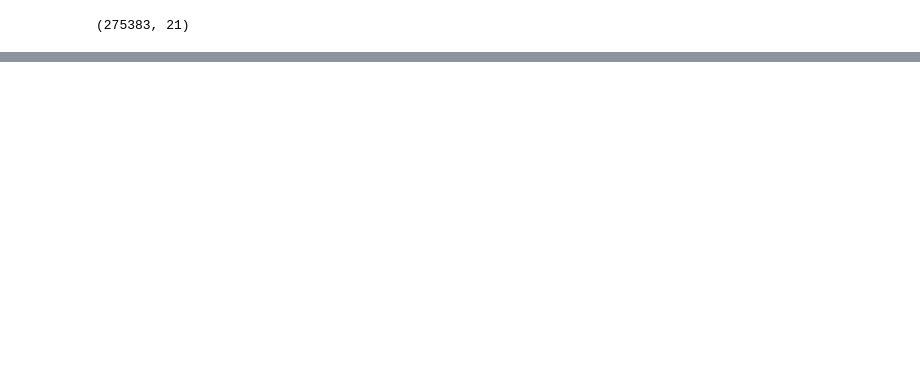
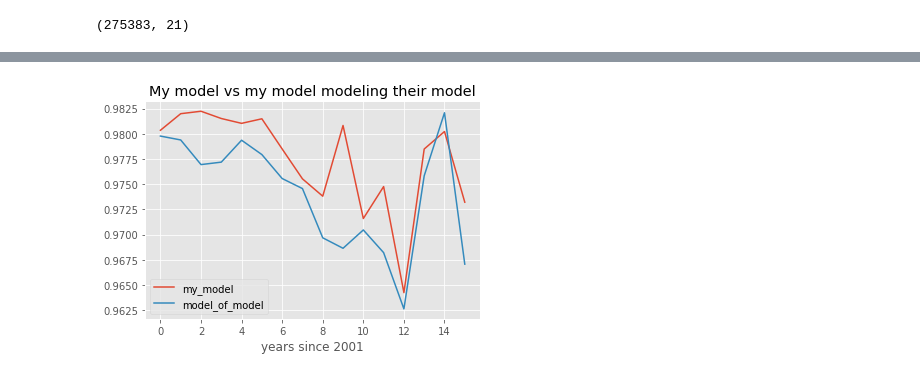
Before and after one commit to ExterminatingTheCode/ukAccidentAnalysis, a Jupyter notebook: trafficExploration.ipynb, the cells around one changed output, grey strips where cells are left out. Drawn from its saved outputs; the diff is of its cells as text; code cells hidden in the pictures; blank space fills up the shorter version.

Commit message:
Finished model to compare, clean is ready to present

```diff
--- a/trafficExploration.ipynb
+++ b/trafficExploration.ipynb
@@ -319,0 +351,13 @@ for i, (train, test) in enumerate(kf.split(X_counted)):
+# %%
+
+#run this cell
+fig, axs = plt.subplots(18, figsize = (18,40))
+
+num_years = len(counted_train)-1
+my_model_scores = np.zeros(num_years)
+
+for d in range(num_years):
+    i = d+1
+    forest2.fit(X_counted[counted_train[i].astype(bool)],y_counted_flow[counted_train[i].astype(bool)])
+    my_model_scores[d] = forest2.score(X_counted[counted_test[i].astype(bool)],y_counted_flow[counted_test[i].astype(bool)])
+    axs[i].plot(forest2.predict(X_counted[counted_test[i].astype(bool)]),y_counted_flow[counted_test[i].astype(bool)],".")
@@ -319,0 +366,4 @@ for i, (train, test) in enumerate(kf.split(X_counted)):
+# %%
+for i in range(len(counted_train)):
+    print( counted_train[i].sum() + counted_test[i].sum())
+#diagnostic cell
@@ -319,0 +384,4 @@ for i, (train, test) in enumerate(kf.split(X_counted)):
+# %%
+forest2.fit(X_counted[counted_train[0].astype(bool)],y_counted_flow[counted_train[0].astype(bool)])
+print(forest2.score(X_counted[counted_test[0].astype(bool)],y_counted_flow[counted_test[0].astype(bool)]))
+#diagnostic cell
@@ -319,0 +406,12 @@ for i, (train, test) in enumerate(kf.split(X_counted)):
+# %%
+
+#run this cell
+fig, axs = plt.subplots(18, figsize = (18,40))
+
+model_of_model_scores = np.zeros(num_years)
+
+for d in range(num_years):
+    i = d + 1
+    forest2.fit(X_estimated,y_estimated_flow)
+    model_of_model_scores[d] = forest2.score(X_counted[counted_test[i].astype(bool)],y_counted_flow[counted_test[i].astype(bool)])
+    axs[i].plot(forest2.predict(X_counted[counted_test[i].astype(bool)]),y_counted_flow[counted_test[i].astype(bool)],".")
@@ -319,0 +447,12 @@ for i, (train, test) in enumerate(kf.split(X_counted)):
+# %%
+x= range(num_years)
+
+plt.axis(ylim=(0,1))
+plt.plot(x, my_model_scores)
+plt.plot(x, model_of_model_scores)
+plt.legend(['my_model','model_of_model'])
+plt.title('My model vs my model modeling their model')
+plt.xlabel('years since 2001')
+None
+# %% [output]
+[figure, added]
```
Also changed, not shown: parts of 54 cells of this notebook, 1 other file.
